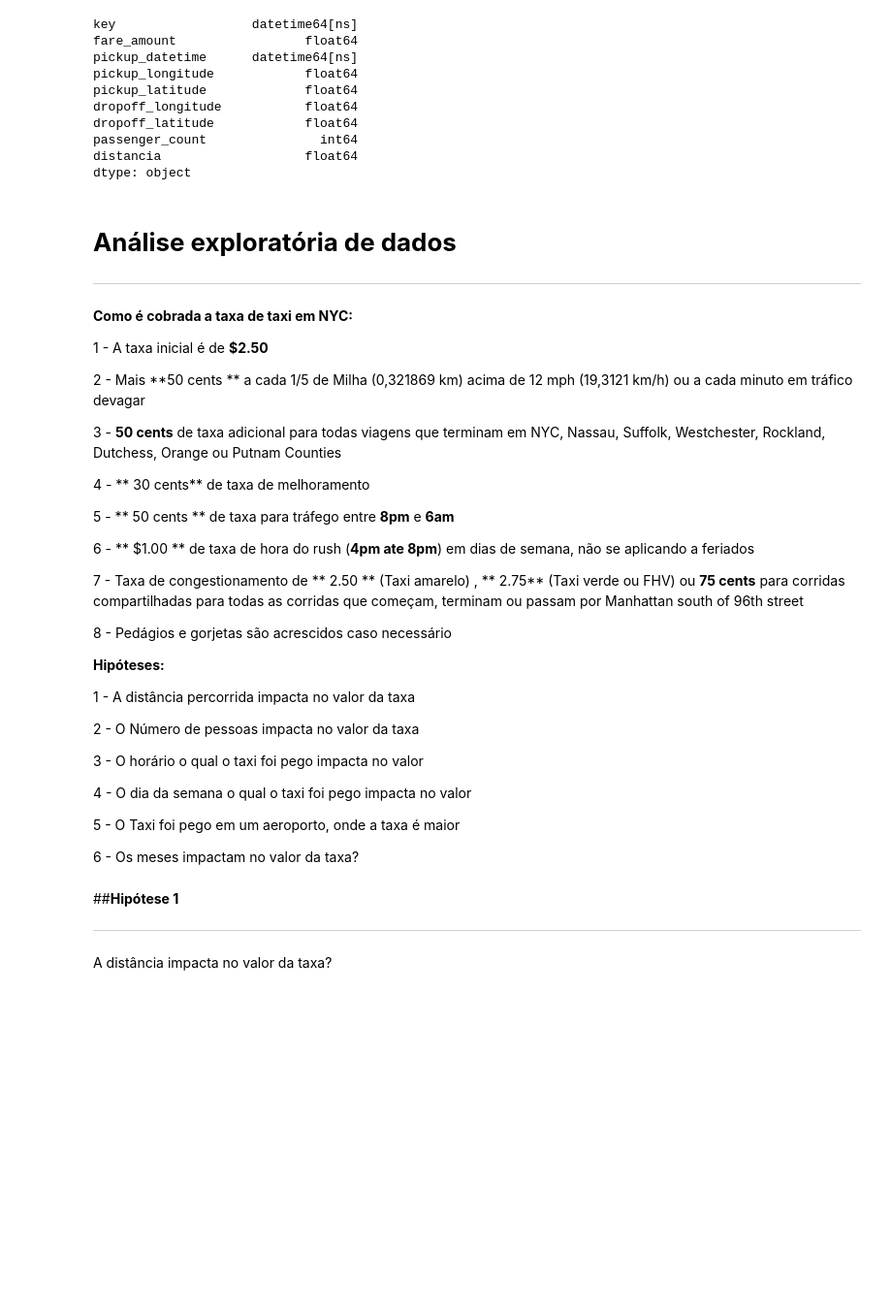
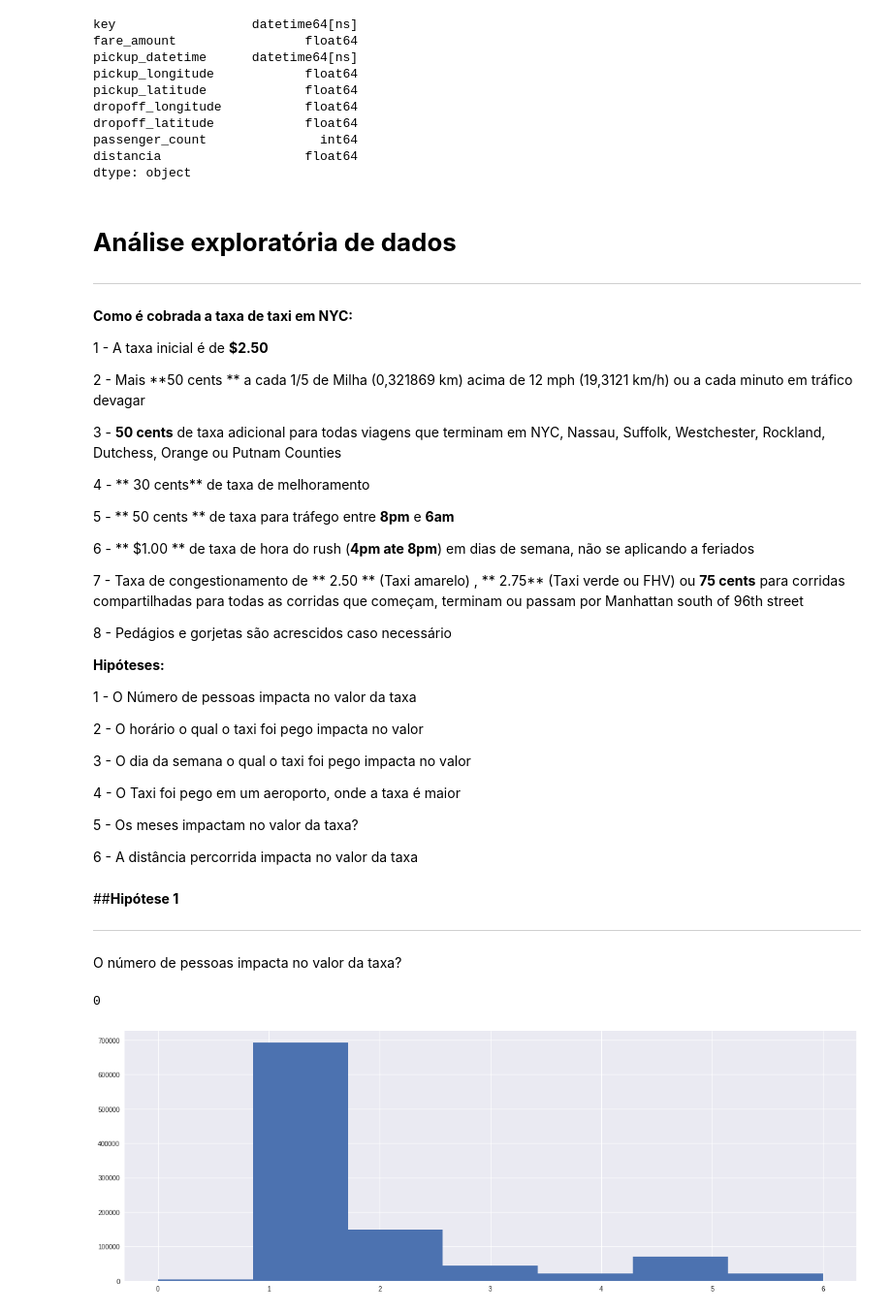
Before and after one commit to 51rL1N5/Prova_Esig, a Jupyter notebook: taxi_fare.ipynb, the cells around one changed output. Shown: that part at 97% size. Drawn from its saved outputs; the diff is of its cells as text; code cells hidden in the pictures; blank space fills up the shorter version.

```diff
--- a/taxi_fare.ipynb
+++ b/taxi_fare.ipynb
@@ -56,7 +58,19 @@ chunk = chunk[
                (chunk['fare_amount'] >= 0)
              ]
 
-chunk.count()
+"""
+----- Limpeza do número de passageiros ------
+
+De acordo com https://www1.nyc.gov/nyc-resources/faq/484/how-many-passengers-are-allowed-in-a-taxi
+
+No máximo 4 ou 5, acrescido de uma criança abaixo de 7 anos (que ficará no colo de um adulto) poderão ir no taxi
+
+Logo, no máximo teremos 6 passageiros
+"""
+
+chunk = chunk[
+               (chunk['passenger_count'] <=6)
+             ]
 
 """
 ----- Remover, caso existam, dados nulos (faltantes) -------------
@@ -170,19 +184,28 @@ chunk['Horario'] = chunk['pickup_datetime'].dt.hour
 
 **Hipóteses:**
 
-1 - A distância percorrida impacta no valor da taxa
+1 - O Número de pessoas impacta no valor da taxa
 
-2 - O Número de pessoas impacta no valor da taxa
+2 - O horário o qual o taxi foi pego impacta no valor
 
-3 - O horário o qual o taxi foi pego impacta no valor
+3 - O dia da semana o qual o taxi foi pego impacta no valor
 
-4 - O dia da semana o qual o taxi foi pego impacta no valor
+4 - O Taxi foi pego em um aeroporto, onde a taxa é maior
 
-5 - O Taxi foi pego em um aeroporto, onde a taxa é maior
+5 - Os meses impactam no valor da taxa?
 
-6 - Os meses impactam no valor da taxa?
+6 - A distância percorrida impacta no valor da taxa
 # %% [markdown]
 ##**Hipótese 1**
 
 ---
-A distância impacta no valor da taxa?
+O número de pessoas impacta no valor da taxa?
+# %%
+# Inicialmente, vamos ver a distribuição do número de pessoas
+
+plt.figure(figsize=(20,7))
+
+chunk['passenger_count'].hist(bins=7)
+# %% [output]
+0
+[figure, added]
```
Also changed, not shown: parts of 5 cells of this notebook.
